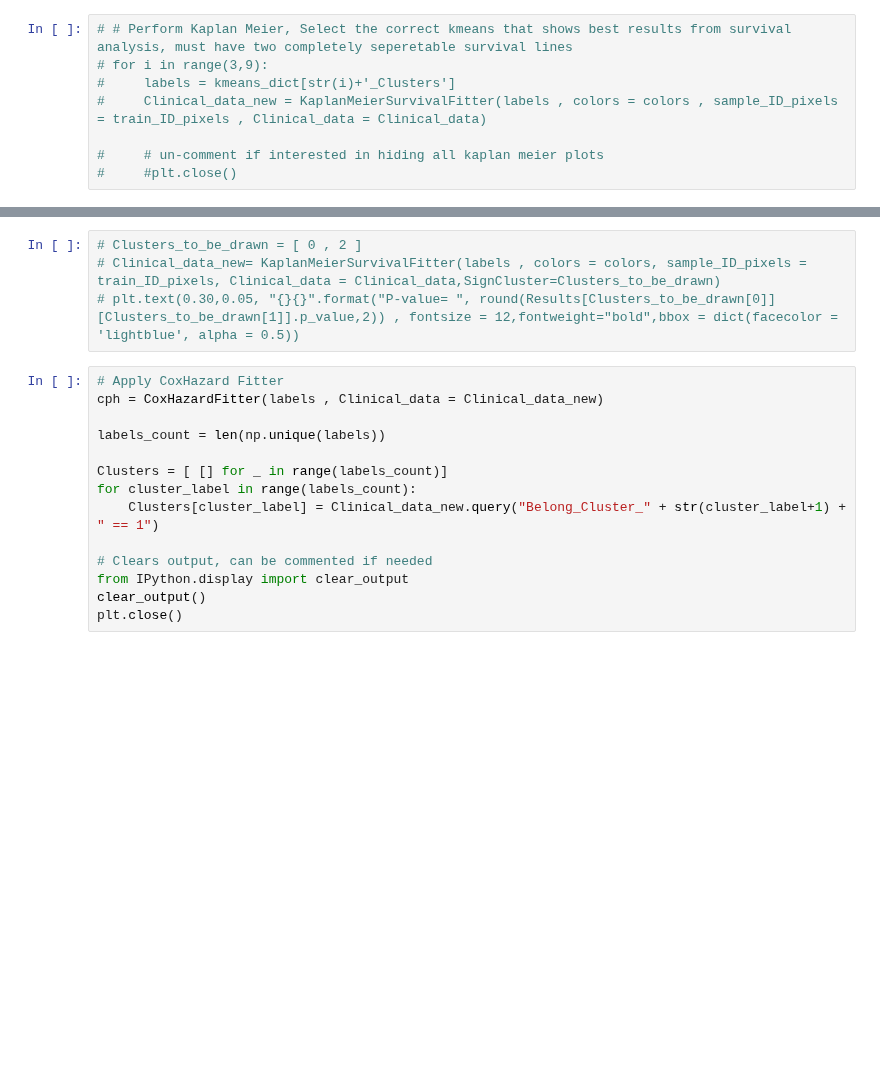
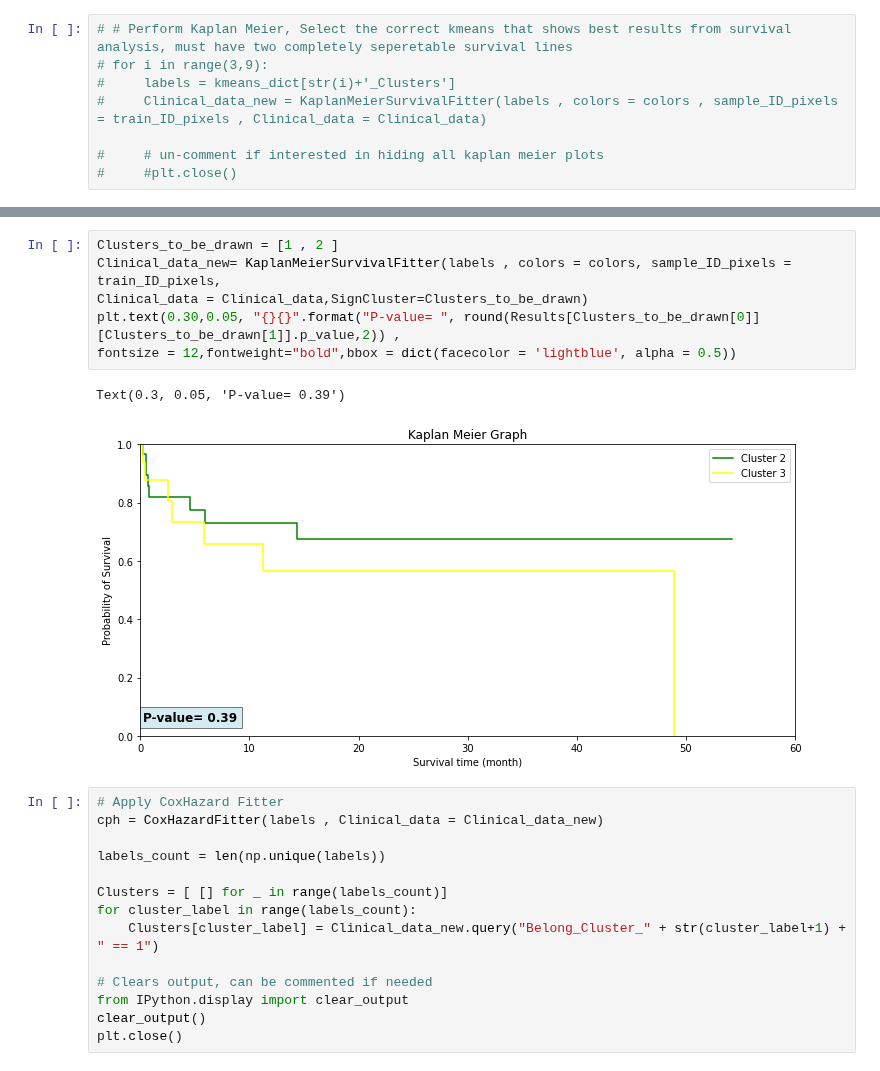
Before and after one commit to Youssef-Saleh/GP-MSI, a Jupyter notebook: Gastric Cancer/GastricModel.ipynb, the cells around one changed output, grey strips where cells are left out. Cells and saved outputs as stored; diff of their text form; blank space fills up the shorter version.

```diff
--- a/Gastric Cancer/GastricModel.ipynb
+++ b/Gastric Cancer/GastricModel.ipynb
@@ -171,7 +171,12 @@ Text(0.3, 0.05, 'P-value= 0.31')
 # %%
-# Clusters_to_be_drawn = [ 0 , 2 ]
-# Clinical_data_new= KaplanMeierSurvivalFitter(labels , colors = colors, sample_ID_pixels = train_ID_pixels, Clinical_data = Clinical_data,SignCluster=Clusters_to_be_drawn)
-# plt.text(0.30,0.05, "{}{}".format("P-value= ", round(Results[Clusters_to_be_drawn[0]][Clusters_to_be_drawn[1]].p_value,2)) , fontsize = 12,fontweight="bold",bbox = dict(facecolor = 'lightblue', alpha = 0.5))
+Clusters_to_be_drawn = [1 , 2 ]
+Clinical_data_new= KaplanMeierSurvivalFitter(labels , colors = colors, sample_ID_pixels = train_ID_pixels,
+Clinical_data = Clinical_data,SignCluster=Clusters_to_be_drawn)
+plt.text(0.30,0.05, "{}{}".format("P-value= ", round(Results[Clusters_to_be_drawn[0]][Clusters_to_be_drawn[1]].p_value,2)) ,
+fontsize = 12,fontweight="bold",bbox = dict(facecolor = 'lightblue', alpha = 0.5))
+# %% [output]
+Text(0.3, 0.05, 'P-value= 0.39')
+[figure, added]
 # %%
 # Apply CoxHazard Fitter
 cph = CoxHazardFitter(labels , Clinical_data = Clinical_data_new)
```
Also changed, not shown: parts of 25 cells of this notebook, 3 other files.
